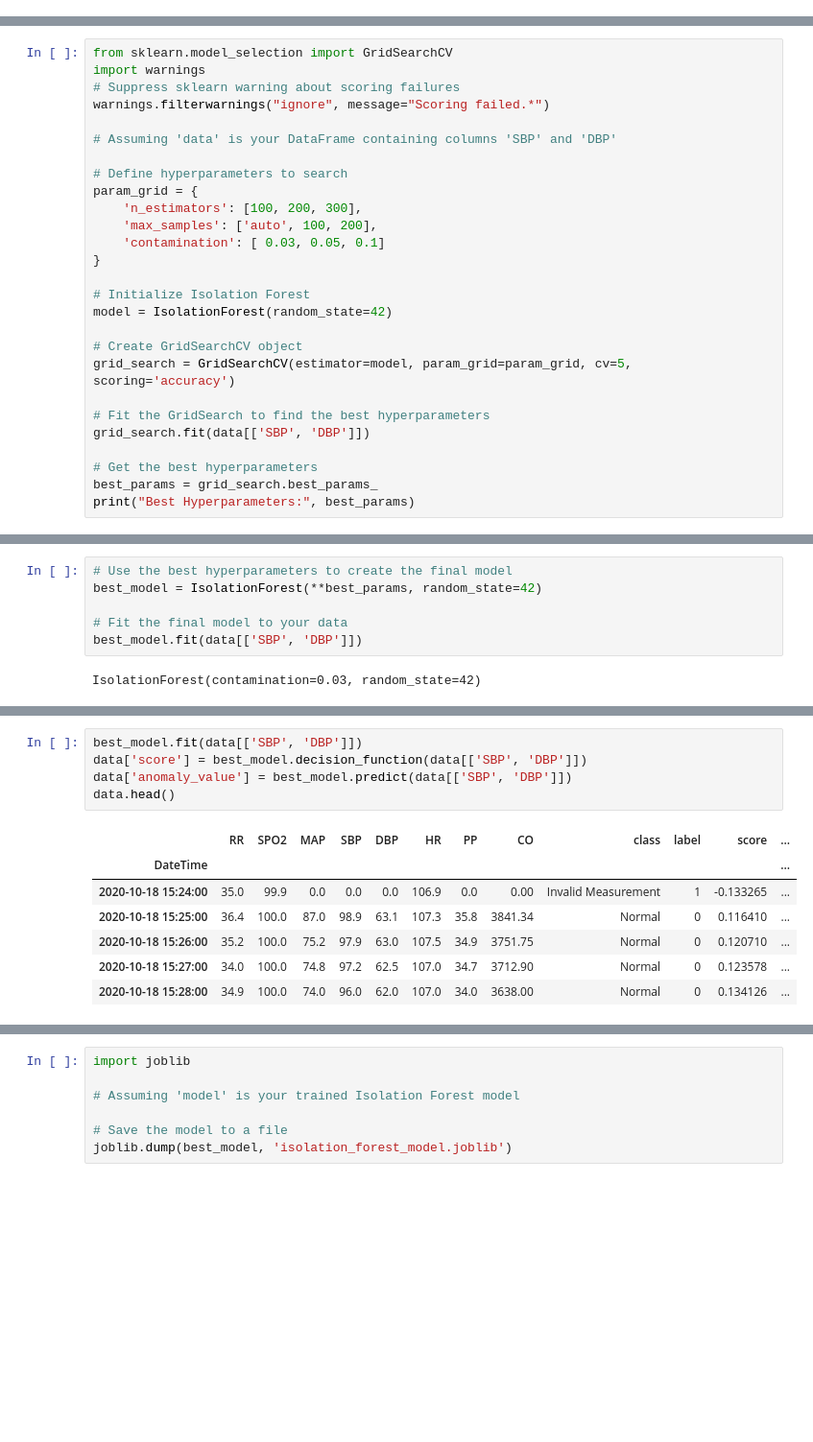
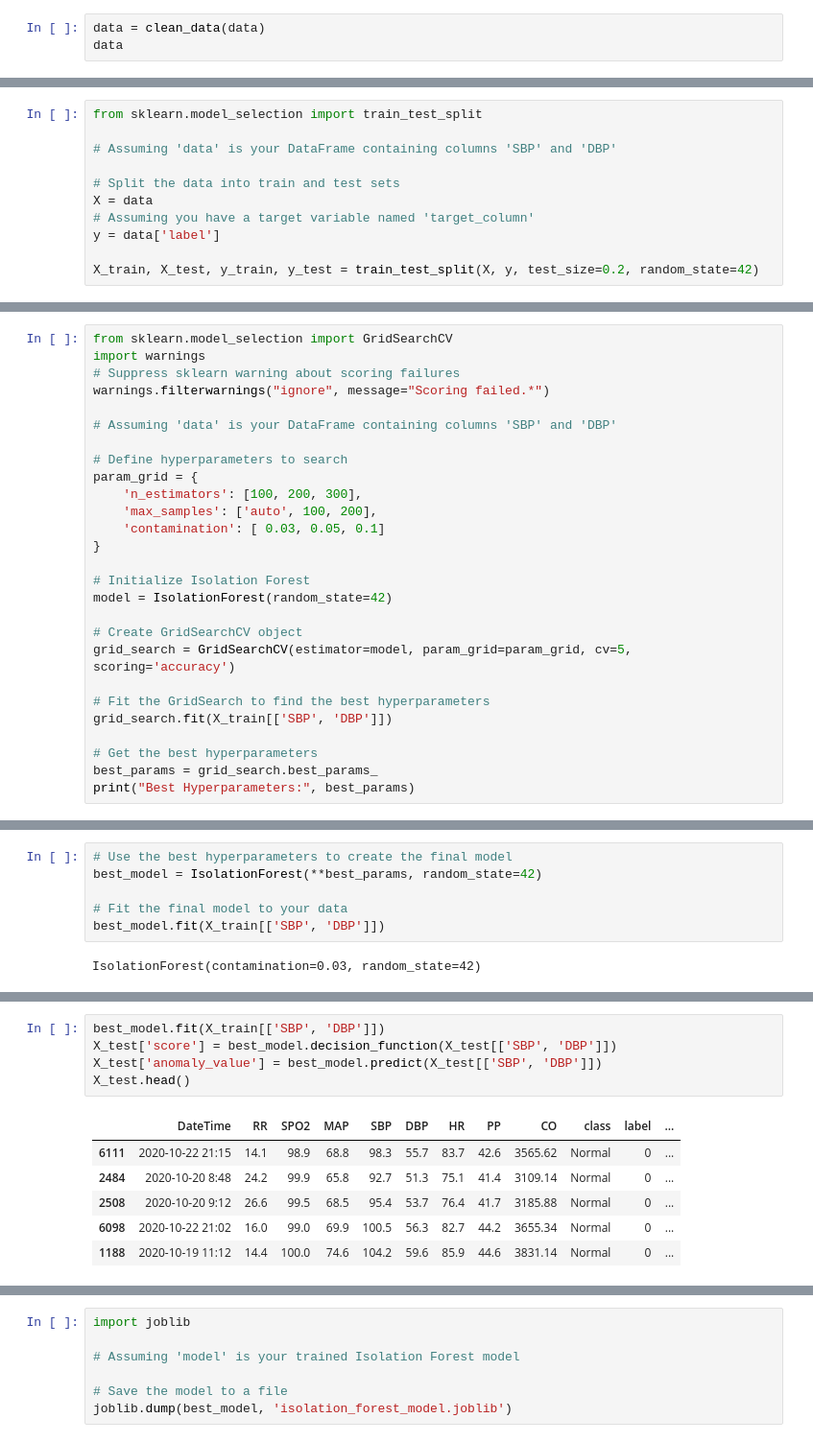
Before and after one commit to rahmajerbi/Quadramind, a Jupyter notebook: Kafka/IsolationForestAnomalyTrain.ipynb, the cells around one changed output, grey strips where cells are left out. Shown at 96% size. Cells and saved outputs as stored; diff of their text form; blank space fills up the shorter version.

```diff
--- a/Kafka/IsolationForestAnomalyTrain.ipynb
+++ b/Kafka/IsolationForestAnomalyTrain.ipynb
@@ -8,0 +38,3 @@ data.drop(columns=['Class'], inplace=True)
+# %%
+data = clean_data(data)
+data
@@ -126,2 +169,13 @@ KeyError: 'DateTime'
 # %% [markdown]
 ## ANOMALY DETECTION
+# %%
+from sklearn.model_selection import train_test_split
+
+# Assuming 'data' is your DataFrame containing columns 'SBP' and 'DBP'
+
+# Split the data into train and test sets
+X = data
+# Assuming you have a target variable named 'target_column'
+y = data['label']
+
+X_train, X_test, y_train, y_test = train_test_split(X, y, test_size=0.2, random_state=42)
@@ -147,7 +217,7 @@ model = IsolationForest(random_state=42)
 grid_search = GridSearchCV(estimator=model, param_grid=param_grid, cv=5, scoring='accuracy')
 
 # Fit the GridSearch to find the best hyperparameters
-grid_search.fit(data[['SBP', 'DBP']])
+grid_search.fit(X_train[['SBP', 'DBP']])
 
 # Get the best hyperparameters
 best_params = grid_search.best_params_
@@ -161,7 +231,7 @@ Best Hyperparameters: {'contamination': 0.03, 'max_samples': 'auto', 'n_estimato
 best_model = IsolationForest(**best_params, random_state=42)
 
 # Fit the final model to your data
-best_model.fit(data[['SBP', 'DBP']])
+best_model.fit(X_train[['SBP', 'DBP']])
 # %% [output]
 IsolationForest(contamination=0.03, random_state=42)
 # %%
@@ -234,14 +269,13 @@ data
 # %%
-best_model.fit(data[['SBP', 'DBP']])
-data['score'] = best_model.decision_function(data[['SBP', 'DBP']])
-data['anomaly_value'] = best_model.predict(data[['SBP', 'DBP']])
-data.head()
+best_model.fit(X_train[['SBP', 'DBP']])
+X_test['score'] = best_model.decision_function(X_test[['SBP', 'DBP']])
+X_test['anomaly_value'] = best_model.predict(X_test[['SBP', 'DBP']])
+X_test.head()
 # %% [output]
-|  | RR | SPO2 | MAP | SBP | DBP | HR | PP | CO | class | label | score | ... |
-| DateTime |  |  |  |  |  |  |  |  |  |  |  | ... |
-| 2020-10-18 15:24:00 | 35.0 | 99.9 | 0.0 | 0.0 | 0.0 | 106.9 | 0.0 | 0.00 | Invalid Measurement | 1 | -0.133265 | ... |
-| 2020-10-18 15:25:00 | 36.4 | 100.0 | 87.0 | 98.9 | 63.1 | 107.3 | 35.8 | 3841.34 | Normal | 0 | 0.116410 | ... |
-| 2020-10-18 15:26:00 | 35.2 | 100.0 | 75.2 | 97.9 | 63.0 | 107.5 | 34.9 | 3751.75 | Normal | 0 | 0.120710 | ... |
-| 2020-10-18 15:27:00 | 34.0 | 100.0 | 74.8 | 97.2 | 62.5 | 107.0 | 34.7 | 3712.90 | Normal | 0 | 0.123578 | ... |
-| 2020-10-18 15:28:00 | 34.9 | 100.0 | 74.0 | 96.0 | 62.0 | 107.0 | 34.0 | 3638.00 | Normal | 0 | 0.134126 | ... |
+|  | DateTime | RR | SPO2 | MAP | SBP | DBP | HR | PP | CO | class | label | ... |
+| 6111 | 2020-10-22 21:15 | 14.1 | 98.9 | 68.8 | 98.3 | 55.7 | 83.7 | 42.6 | 3565.62 | Normal | 0 | ... |
+| 2484 | 2020-10-20 8:48 | 24.2 | 99.9 | 65.8 | 92.7 | 51.3 | 75.1 | 41.4 | 3109.14 | Normal | 0 | ... |
+| 2508 | 2020-10-20 9:12 | 26.6 | 99.5 | 68.5 | 95.4 | 53.7 | 76.4 | 41.7 | 3185.88 | Normal | 0 | ... |
+| 6098 | 2020-10-22 21:02 | 16.0 | 99.0 | 69.9 | 100.5 | 56.3 | 82.7 | 44.2 | 3655.34 | Normal | 0 | ... |
+| 1188 | 2020-10-19 11:12 | 14.4 | 100.0 | 74.6 | 104.2 | 59.6 | 85.9 | 44.6 | 3831.14 | Normal | 0 | ... |
 # %%
```
Also changed, not shown: parts of 19 cells of this notebook, 19 other files.
